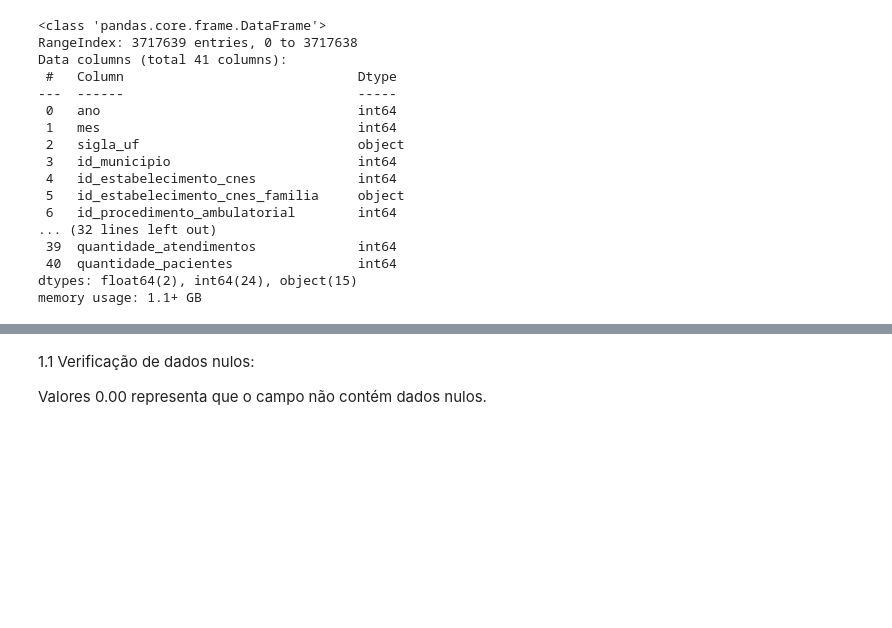
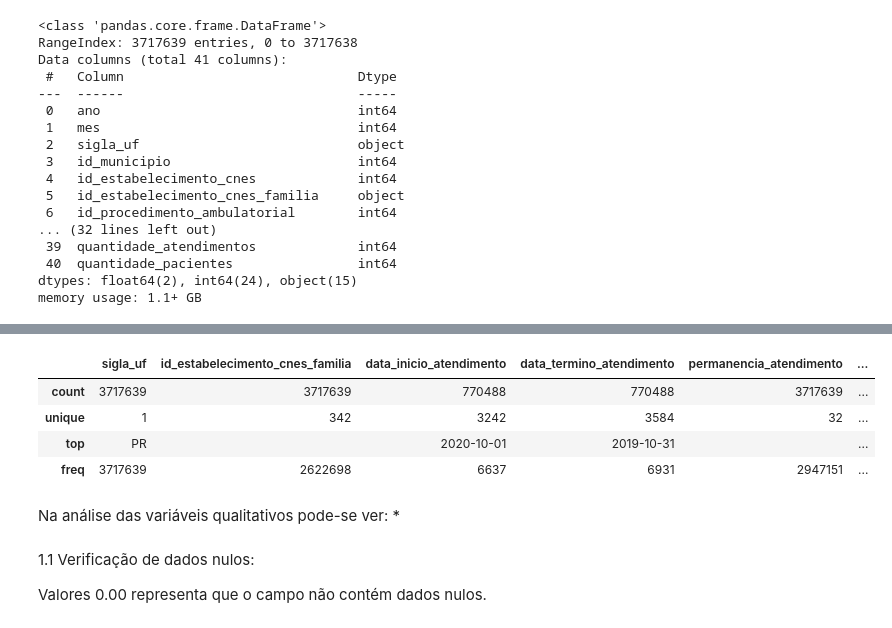
Before and after one commit to maria-exe/Saude-Mental-Curitiba-Regiao, a Jupyter notebook: notebooks/01-exploracao-inicial.ipynb, the cells around one changed output, grey strips where cells are left out. Drawn from its saved outputs; the diff is of its cells as text; code cells hidden in the pictures; blank space fills up the shorter version.

```diff
--- a/notebooks/01-exploracao-inicial.ipynb
+++ b/notebooks/01-exploracao-inicial.ipynb
@@ -32,3 +203,14 @@ memory usage: 1.1+ GB
+# %%
+df.describe(include='object')
+# %% [output]
+|  | sigla_uf | id_estabelecimento_cnes_familia | data_inicio_atendimento | data_termino_atendimento | permanencia_atendimento | ... |
+| count | 3717639 | 3717639 | 770488 | 770488 | 3717639 | ... |
+| unique | 1 | 342 | 3242 | 3584 | 32 | ... |
+| top | PR |  | 2020-10-01 | 2019-10-31 |  | ... |
+| freq | 3717639 | 2622698 | 6637 | 6931 | 2947151 | ... |
+# %% [markdown]
+Na análise das variáveis qualitativos pode-se ver:
+*
 # %% [markdown]
 1.1 Verificação de dados nulos:
 
```
Also changed, not shown: parts of 22 cells of this notebook, 1 other file.
